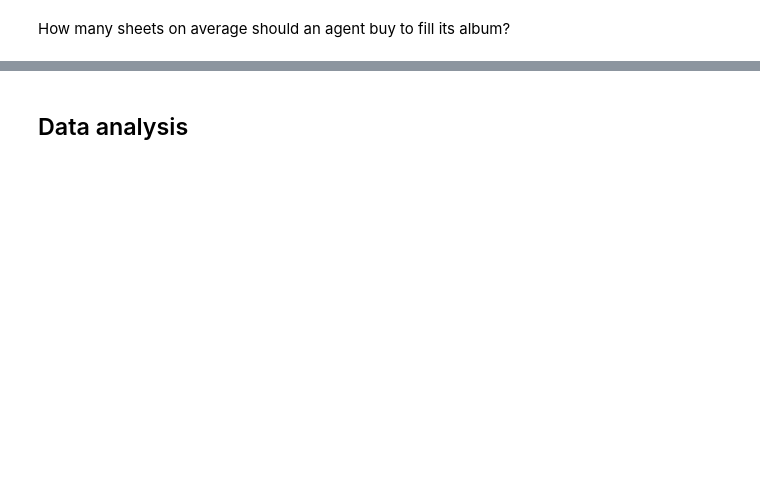
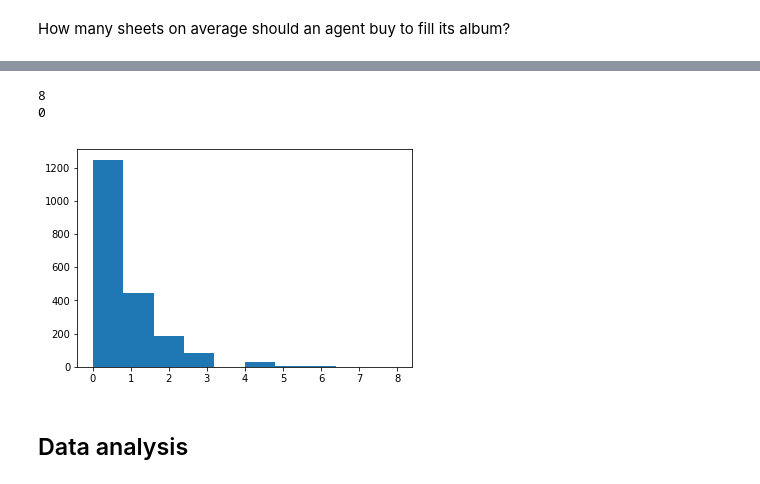
Before and after one commit to fstovarr/stochastic-models, a Jupyter notebook: exams/second/GlueSheetsProblem/analysis_results.ipynb, the cells around one changed output, grey strips where cells are left out. Cells and saved outputs as stored; diff of their text form; code cells hidden in the pictures; blank space fills up the shorter version.

```diff
--- a/exams/second/GlueSheetsProblem/analysis_results.ipynb
+++ b/exams/second/GlueSheetsProblem/analysis_results.ipynb
@@ -25,3 +34,13 @@ print(min(n))
+# %%
+rg = RandomGenerator('custom')
+n = [rg.get_int() for i in range(2000)]
+plt.hist(n)
+print(max(n))
+print(min(n))
+# %% [output]
+8
+0
+[figure, added]
 # %% [markdown]
 ## Data analysis
 # %%
```
Also changed, not shown: parts of 13 cells of this notebook, 5 other files.
